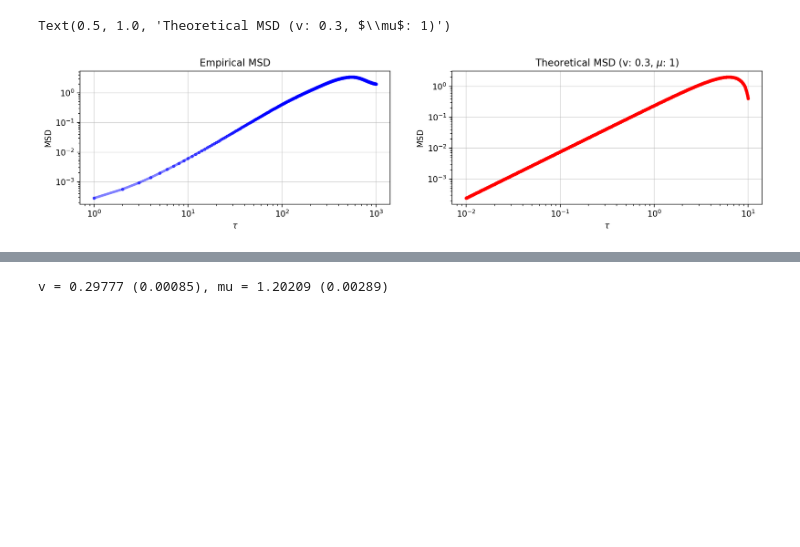
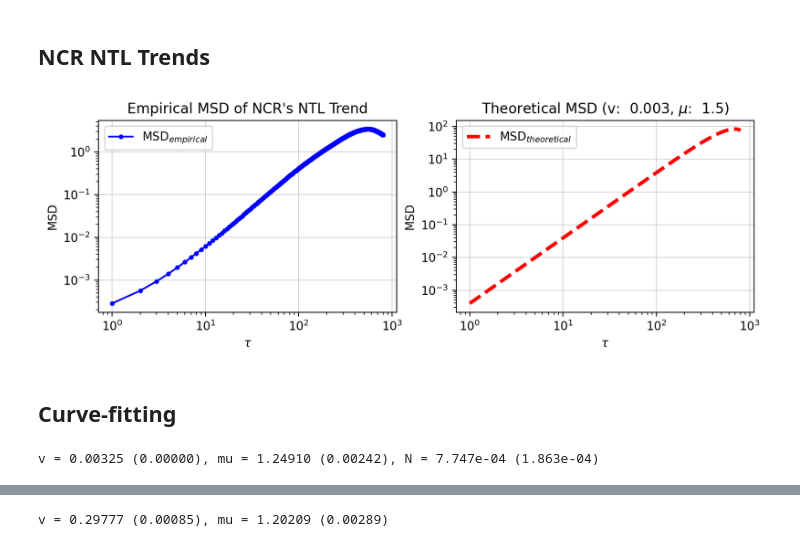
Before and after one commit to reneprincipejr/Physics-305---White-Noise-Analysis, a Jupyter notebook: Programming Assignments/Principe - Physics 305 First Passage Time Density.ipynb, the cells around one changed output, grey strips where cells are left out. Cells and saved outputs as stored; diff of their text form; code cells hidden in the pictures; blank space fills up the shorter version.

```diff
--- a/Programming Assignments/Principe - Physics 305 First Passage Time Density.ipynb
+++ b/Programming Assignments/Principe - Physics 305 First Passage Time Density.ipynb
@@ -64,5 +92,5 @@ for i, loc in tqdm(enumerate(MSD_trend_df.columns), desc = 'Plotting MSD'):
 # %%
-def msd_theo_ntl(T,v,mu):
-    num = gamma(mu)*np.cos((v*T)/2)*jv(1,(v*T)/2)
-    denom = np.pi**(-0.5) * T**(0.5-mu) * v**(mu-0.5)
-    return num/denom
+def msd_theo_ntl(T,v,mu,N):
+    num = np.sqrt(np.pi)*gamma(mu)*np.cos((v*T)/2)*jv(mu-0.5,(v*T)/2)
+    denom = T**(0.5-mu) * v**(mu-0.5)
+    return N*num/denom
@@ -100,33 +133,53 @@ for i,mu in enumerate(mu_vals):
+# %% [markdown]
+## NCR NTL Trends
 # %%
-emp_MSD = MSD_trend_df.dropna(how='all')
-emp_MSD = empirical_MSD[empirical_MSD['NCR'] != 0]
-emp_MSD = emp_MSD['NCR']
-tau_vals = np.asarray(empirical_MSD.index)
-# tau_vals
-# empirical_MSD.head()
+empirical_MSDs = MSD_trend_df.dropna(how='all')
+empirical_MSDs = empirical_MSDs[empirical_MSDs['NCR'] != 0]
+tau_vals = np.asarray(empirical_MSDs.index)
+emp_MSD = empirical_MSDs['NCR']
 # %%
-N_i, N = 0, 1000
-x_samp, y_samp = tau_vals[N_i:N], emp_MSD[N_i:N]
+tau_0, tau_i = 0, 800
+x_samp, y_samp = tau_vals[tau_0:tau_i], emp_MSD[tau_0:tau_i]
 
-plt.figure(figsize = (15,3), dpi = 200)
+N = 1e-3
+v = 0.003
+mu = 1.5
+
+plt.figure(figsize = (10,3), dpi = 200)
 plt.subplot(121)
-plt.plot(x_samp, y_samp, 'b.-', alpha=0.5, lw=3, label="empirical MSD")
+plt.plot(x_samp, y_samp, 'b.-', label="MSD$_{empirical}$")
 plot_in_log()
 plot_labels()
-plt.title('Empirical MSD')
+plt.legend()
+plt.title('Empirical MSD of NCR\'s NTL Trend')
 
 plt.subplot(122)
-v = 0.3
-mu = 1
-
-# v = 0.26082
-# mu = 1.13937
-
-msd_theo = msd_theo_ntl(t,v,mu)
-plt.plot(t, msd_theo, 'r.', label = 'v = 1, mu = 1')
+msd_theo = msd_theo_ntl(x_samp,v,mu,N)
+plt.plot(x_samp, msd_theo, 'r--', label="MSD$_{theoretical}$", lw = 3)
 plot_in_log()
 plot_labels()
-plt.title('Theoretical MSD (v: 0.3, $\mu$: 1)')
+plt.legend()
+plt.title('Theoretical MSD (v: % .3f, $\mu$: % .1f)' % (v, mu))
+
+plt.show()
 # %% [output]
-Text(0.5, 1.0, 'Theoretical MSD (v: 0.3, $\\mu$: 1)')
-[figure, old version]
+[figure, new version]
+# %% [markdown]
+## Curve-fitting
+# %%
+initial_ss = [v, mu, N]
+
+x_fit = tau_vals[tau_0:tau_i]
+y_fit = emp_MSD[tau_0:tau_i]
+
+popt, pcov = curve_fit(msd_theo_ntl, x_fit, y_fit, initial_ss, maxfev=5000)
+
+fit_v, fit_mu, fit_N = popt[0], popt[1], popt[2]
+err_v, err_mu, _N = pcov[0,0]**0.5, pcov[1,1]**0.5, pcov[2,2]**0.5
+
+print("v = %.5f (%.5f), mu = %.5f (%.5f), N = %.3e (%.3e)" % \
+      (fit_v, err_v, fit_mu, err_mu, fit_N, err_N))
+
+y_fit = msd_theo_ntl(x_samp, fit_v, fit_mu, fit_N)
+# %% [output]
+v = 0.00325 (0.00000), mu = 1.24910 (0.00242), N = 7.747e-04 (1.863e-04)
```
Also changed, not shown: parts of 38 cells of this notebook, 2 other files.
